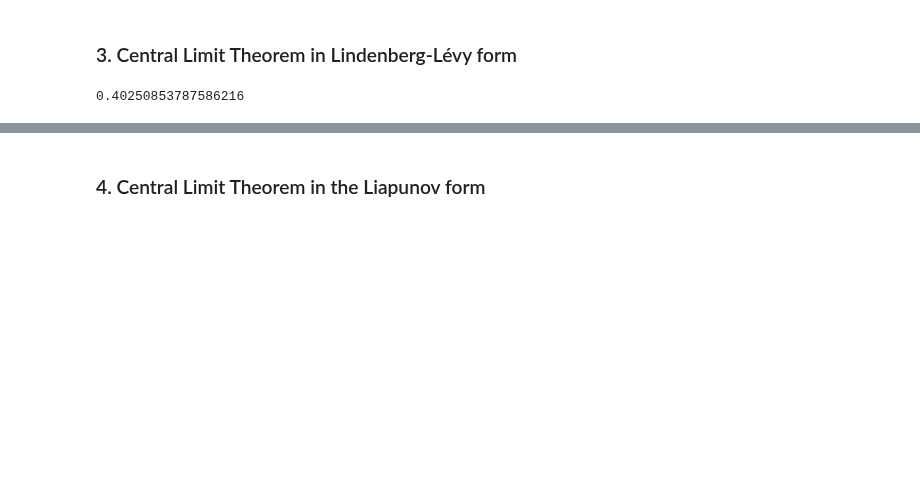
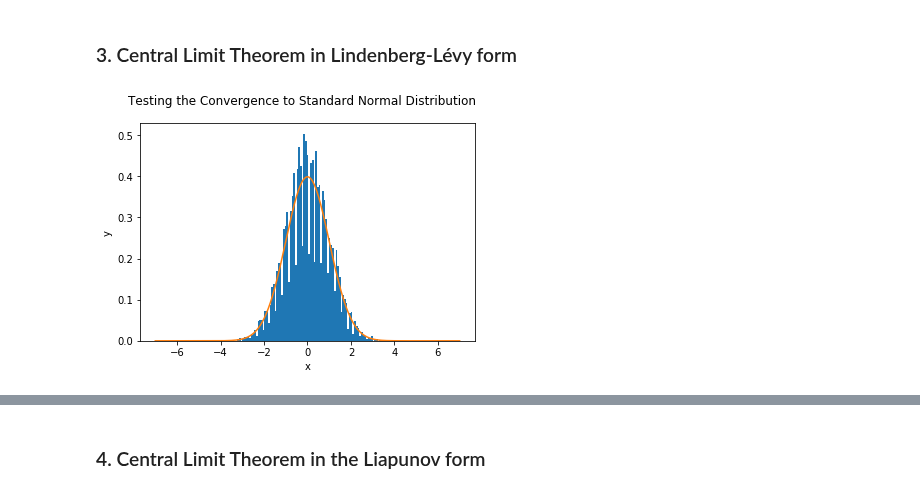
Before and after one commit to DorotheaMueller/statistics_assignments, a Jupyter notebook: ex_1.ipynb, the cells around one changed output, grey strips where cells are left out. Drawn from its saved outputs; the diff is of its cells as text; code cells hidden in the pictures; blank space fills up the shorter version.

```diff
--- a/ex_1.ipynb
+++ b/ex_1.ipynb
@@ -608,10 +611,29 @@ def central_limit_lindenberg(mean_cal, mean_true, std_dev_true, n):
+# %%
+def inner_lindenberg(samples, mean_true, std_dev_true, n):
+    """Calculates the difference of the sample mean to the true, normalized by std dev and sample size."""
+    mean_cal = np.mean(samples)
+    return np.sqrt(n)*(mean_cal - mean_true)/std_dev_true
 # %%
-# Choose Bernoulli distribution as an example.
-n = 2000
-mean_ = 0.5
-std_dev =  mean_ * (1 - mean_) # Analytical result.
-samples = np.random.binomial(1, mean_, n) # Sampling from Bernoulli.
-a = central_limit_lindenberg(np.mean(samples), mean_, np.std(samples), n)
-a
+n_all_samples = 10000
+all_samples_inner = np.zeros(n_all_samples)
+
+for i in range(n_all_samples):
+
+    # Each sample is a Bernoulli distribution.
+    n = 2000
+    mean_ = 0.5
+    std_dev = np.sqrt(mean_ * (1 - mean_)) # Analytical result.
+    samples = np.random.binomial(1, mean_, n) # Sampling from Bernoulli.
+
+    all_samples_inner[i] = inner_lindenberg(samples, mean_, std_dev, n)
-# %% [output]
-0.40250853787586216
+# %%
+plt.hist(all_samples_inner, density=True, stacked = True, bins = 100)
+
+all_ = np.linspace(-7, 7, 10000)
+plt.plot(all_, norm.pdf(all_))
+
+plt.xlabel('x')
+plt.ylabel('y')
+plt.suptitle('Testing the Convergence to Standard Normal Distribution');
+# %% [output]
+[figure, added]
```
Also changed, not shown: parts of 12 cells of this notebook.
